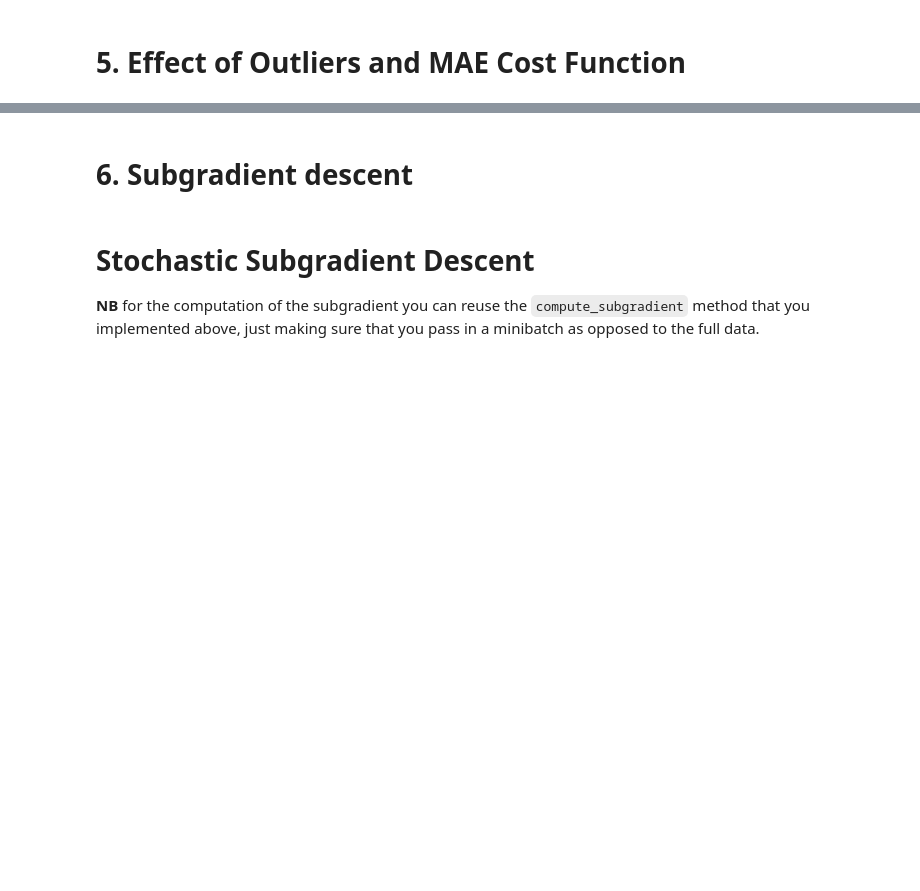
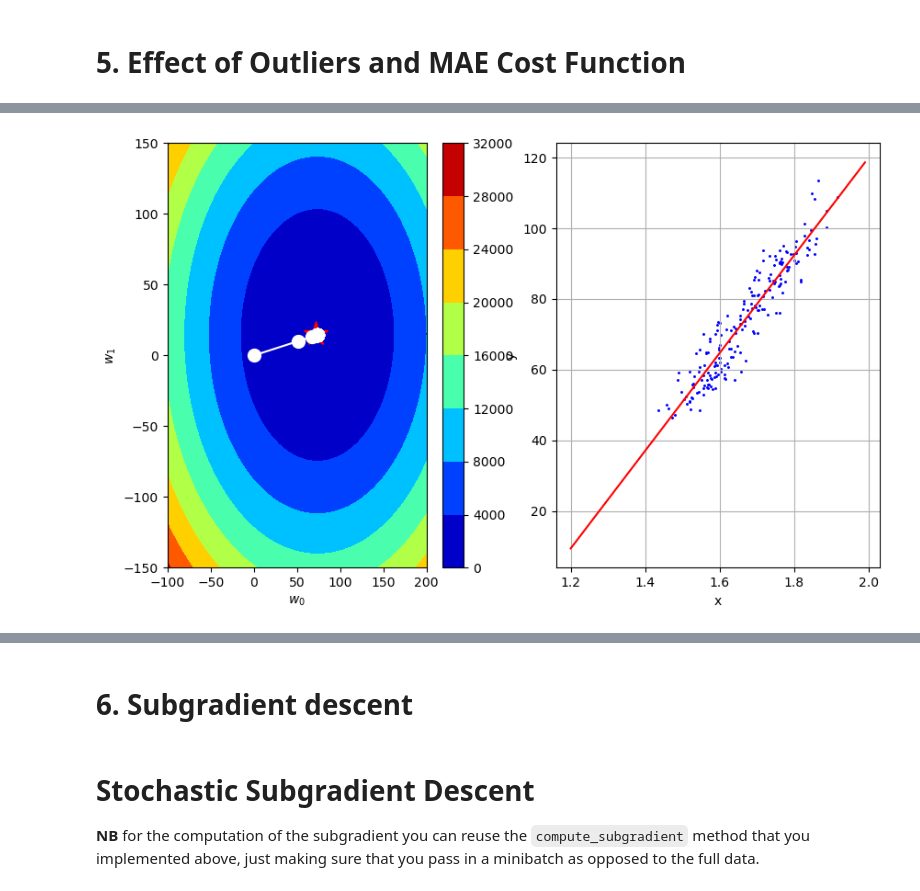
Before and after one commit to WeneKouarfate/ML_course, a Jupyter notebook: labs/ex02/template/ex02.ipynb, the cells around one changed output, grey strips where cells are left out. Drawn from its saved outputs; the diff is of its cells as text; code cells hidden in the pictures; blank space fills up the shorter version.

```diff
--- a/labs/ex02/template/ex02.ipynb
+++ b/labs/ex02/template/ex02.ipynb
@@ -44,0 +52,3 @@ def compute_loss(y, tx, w):
+# %%
+w = np.array([1,2])
+compute_loss(y,tx,w)
@@ -124,0 +197,13 @@ Please fill in the functions `gradient_descent` below:
+# %%
+y_, tx_ = y[10:40], tx[10:40,:]
+grad = compute_gradient(y_, tx_, w)
+print(grad * len(y_) + [(y_ - tx_ @ w).sum(),
+np.inner((y_ - tx_ @ w), tx_[:,1])])
+
+for w in [[100,20],[50,10]]:
+    print("w = {1}, grad={2}".format(0,w, compute_gradient(y,tx,w)))
+
+a= np.array([50,10])
+for i in range(4):
+    a = a - compute_gradient(y, tx, a)/5
+    print(a)
@@ -349,0 +548,22 @@ print("GD: execution time={t:.3f} seconds".format(t=exection_time))
+# %%
+from grid_search import generate_w, get_best_parameters
+from plots import gradient_descent_visualization
+
+# Define the parameters of the algorithm.
+max_iters = 50
+gamma = 0.7
+w_initial = np.array([0, 0])
+
+# Generate the grid of parameters to be swept
+grid_w0, grid_w1 = generate_w(num_intervals=50)
+grid_losses = grid_search(y, tx, grid_w0, grid_w1)
+
+losses, ws = gradient_descent(y, tx, w_initial, max_iters, gamma)
+
+# Plot the results
+fig =  gradient_descent_visualization(
+    losses, ws,
+    grid_losses, grid_w0, grid_w1, mean_x, std_x, height, weight)
+fig.set_size_inches(10.0, 6.0)
+#fig.savefig("grid_plot")  # Optional saving
+# %% [output]
@@ -349,0 +587 @@ print("GD: execution time={t:.3f} seconds".format(t=exection_time))
+[figure, added]
```
Also changed, not shown: parts of 37 cells of this notebook, 1 other file.
